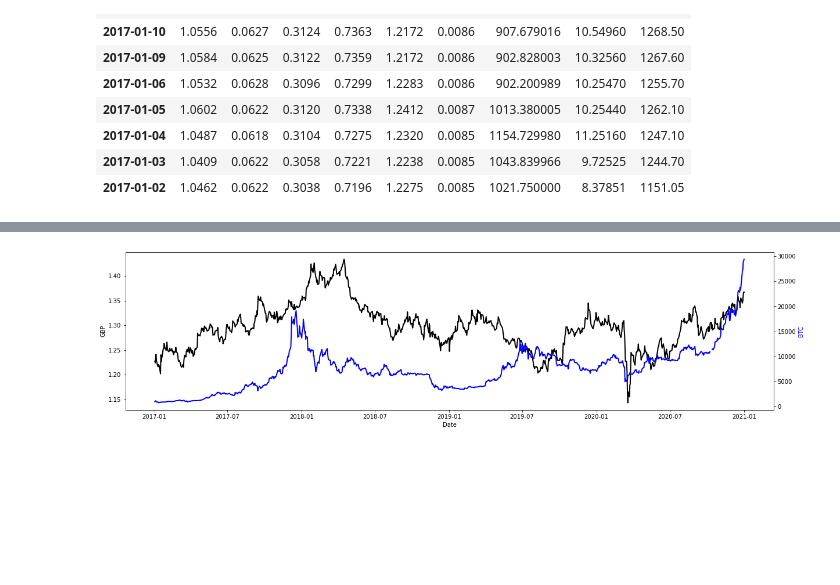
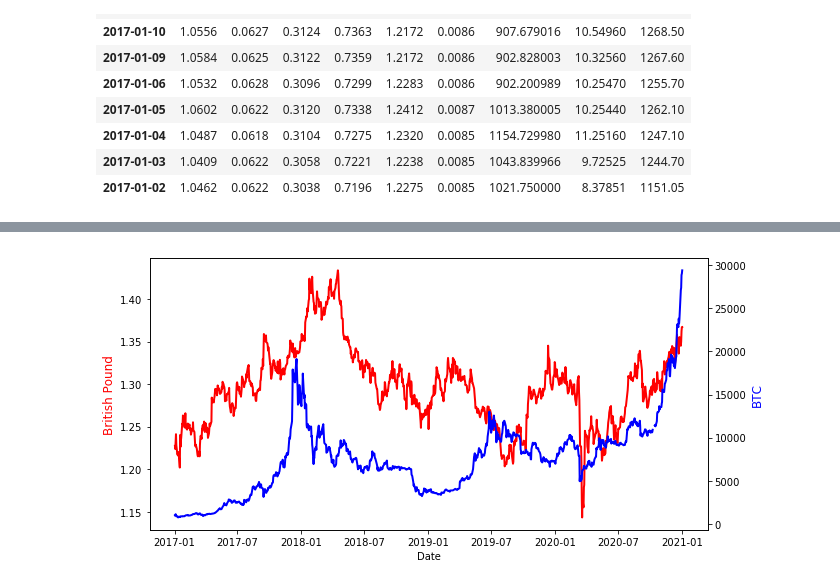
Before and after one commit to hmhadi/Project_1, a Jupyter notebook: forex_api.ipynb, the cells around one changed output, grey strips where cells are left out. Saved outputs shown, nothing was run; the diff lists cells and outputs as text; code cells hidden in the pictures; blank space fills up the shorter version.

```diff
--- a/forex_api.ipynb
+++ b/forex_api.ipynb
@@ -438,24 +498,24 @@ plt.show()
 # %%
 # GBP vs. BTC
 
 x = all_df.index
 y1 = all_df['GBP']
 y2 = all_df['BTC']
 
-fig, ax1 = plt.subplots(figsize=(20,5))
+fig, ax1 = plt.subplots(figsize=(10,5))
 
 ax2 = ax1.twinx()
-ax1.plot(x, y1, 'k-', linewidth=2)
+ax1.plot(x, y1, 'r-', linewidth=2)
 ax2.plot(x, y2, 'b-', linewidth=2)
 
 ax1.set_xlabel('Date')
-ax1.set_ylabel('GBP', color='k')
-ax2.set_ylabel('BTC', color='b')
+ax1.set_ylabel('British Pound', color='r', size = 12)
+ax2.set_ylabel('BTC', color='b', size = 12)
 
 
 plt.show()
 # %% [output]
-[figure, old version]
+[figure, new version]
 # %%
 # JPY vs. BTC
 
```
Also changed, not shown: parts of 29 cells of this notebook, 2 other files.
